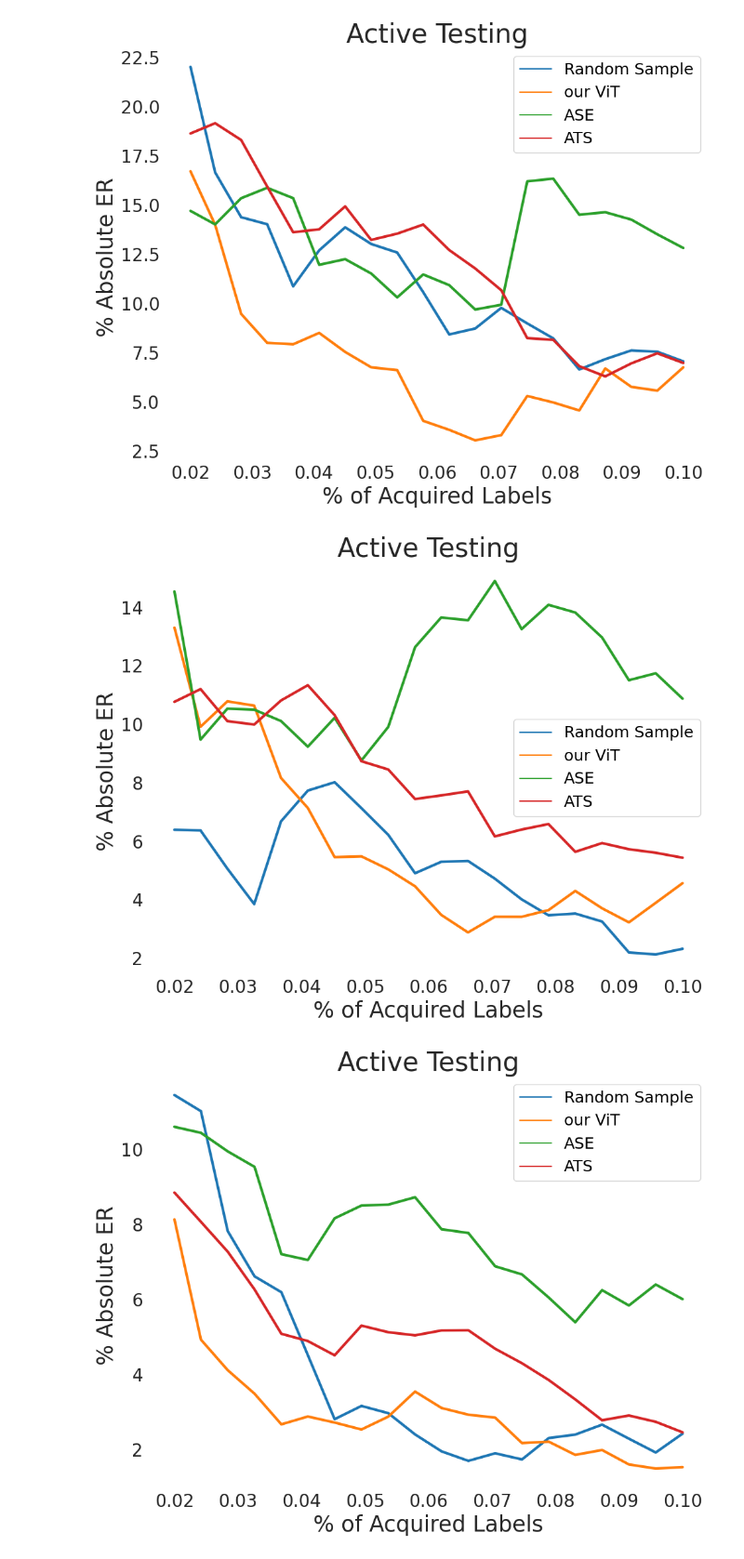
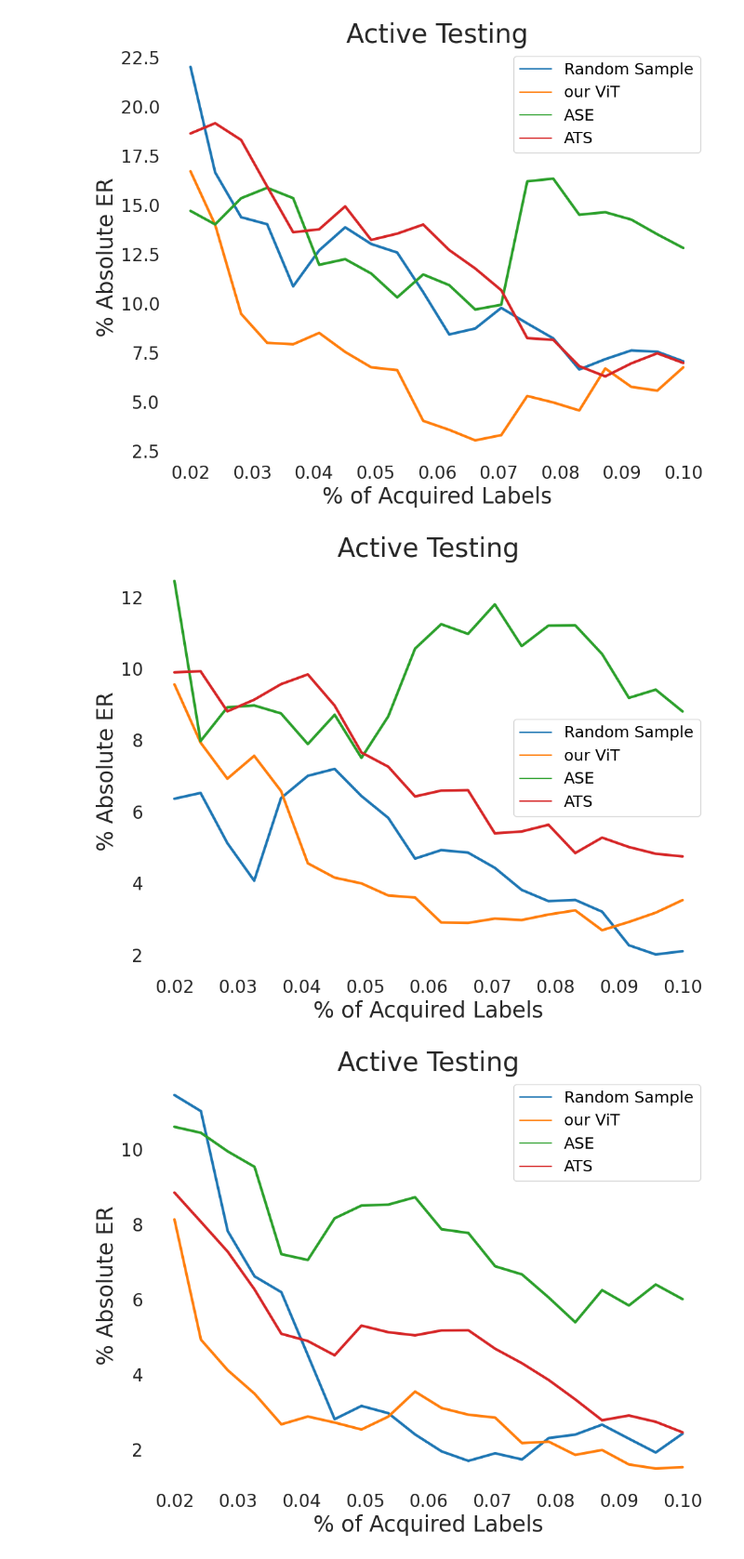
Before and after one commit to susanbao/pytorch-segmentation, a Jupyter notebook: active_testing_figure_all.ipynb, the cells around one changed output. Shown at 93% size. Saved outputs shown, nothing was run; the diff lists cells and outputs as text; code cells hidden in the pictures.

```diff
--- a/active_testing_figure_all.ipynb
+++ b/active_testing_figure_all.ipynb
@@ -209,13 +209,13 @@ plot_figure(results, "Region_16_CITY")
 # %% [output]
 [figure]
 # %%
-results = take_region_16_data_for_one_model_dataset("PSPNet_COCO", 15000)
-# results = results.append(take_region_16_data_for_one_model_dataset("UNet_CITY", 10000))
+results = take_region_16_data_for_one_model_dataset("PSPNet_COCO", 60000)
+results = results.append(take_region_16_data_for_one_model_dataset("UNet_COCO", 15000))
 results = results.append(take_region_16_data_for_one_model_dataset("SEGNet_COCO", 15000))
 results = results.append(take_region_16_data_for_one_model_dataset("FCN_COCO", 10000))
 plot_figure(results, "Region_16_COCO")
 # %% [output]
-[figure, old version]
+[figure, new version]
 # %%
 results = take_region_16_data_for_one_model_dataset("PSPNet_ADE20K", 5000)
 results = results.append(take_region_16_data_for_one_model_dataset("UNet_ADE20K", 15000))
```
Also changed, not shown: parts of 2 cells of this notebook, 59 other files.
